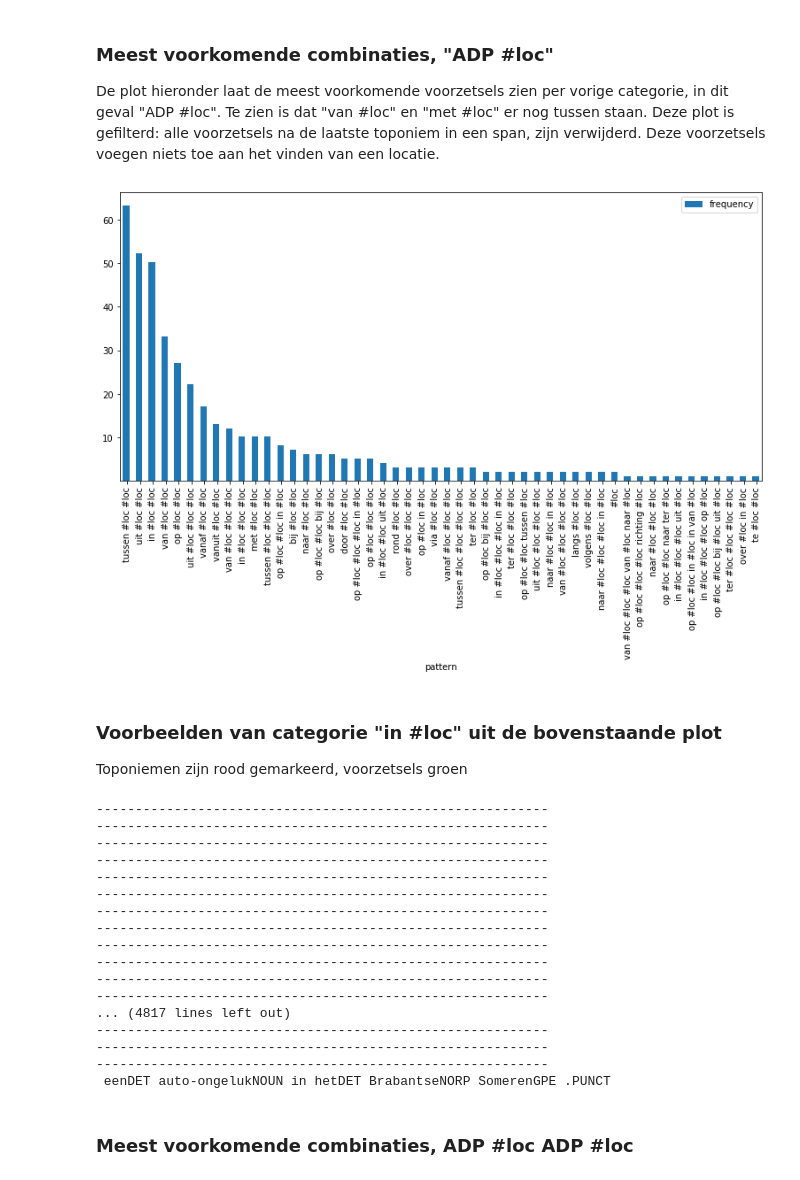
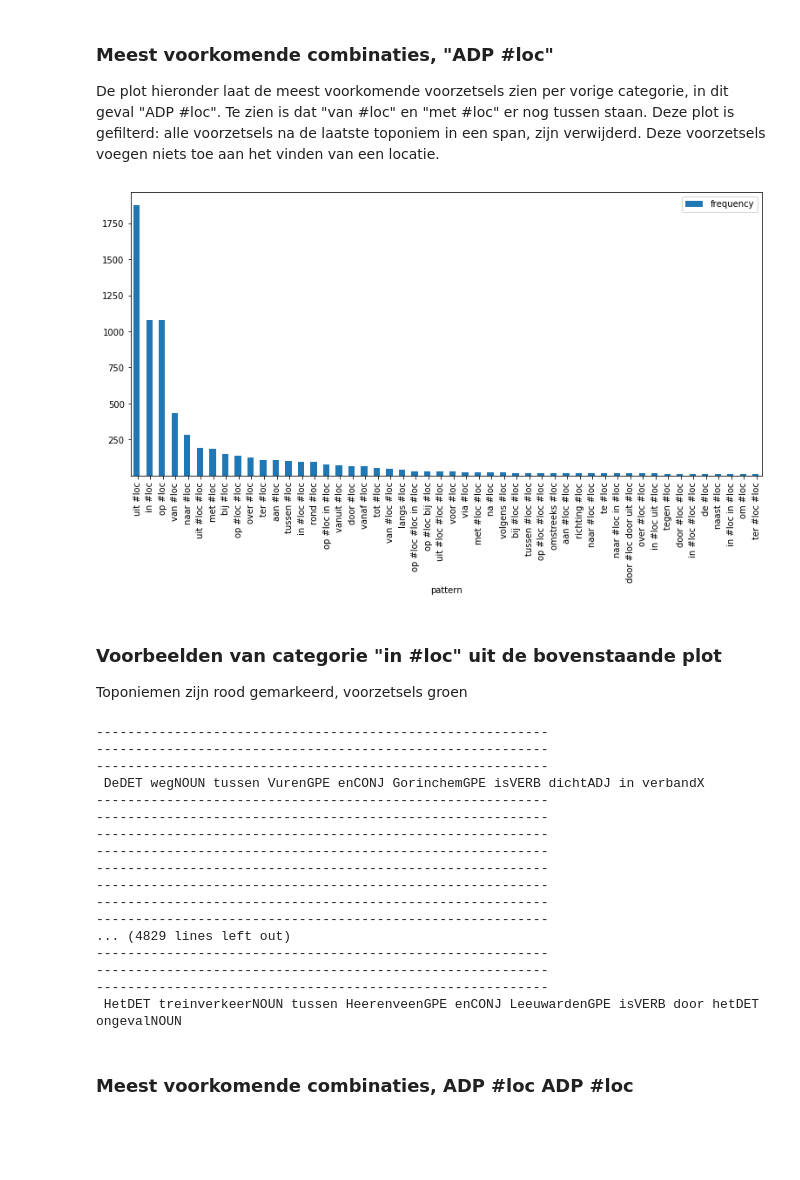
Before and after one commit to tonno123/geocoding-nlp, a Jupyter notebook: experiments/Data visualisation.ipynb, the cells around one changed output. Saved outputs shown, nothing was run; the diff lists cells and outputs as text; code cells hidden in the pictures; blank space fills up the shorter version.

```diff
--- a/experiments/Data visualisation.ipynb
+++ b/experiments/Data visualisation.ipynb
@@ -84,15 +66,19 @@ De plot hieronder laat de meest voorkomende voorzetsels zien per vorige categori
 # %%
 # import importlib
 # importlib.reload(search_p)
-span_location_ADPloc = search_p.adposition_frequencies_per_pattern("ADP #loc #loc", span_location_ADP, input_data_flitsservice_train)
+span_location_ADPloc = search_p.adposition_frequencies_per_pattern("ADP #loc", span_location_ADP, input_data_flitsservice_train)
 # %% [output]
-[figure, old version]
+[figure, new version]
 # %% [markdown]
 ### Voorbeelden van categorie "in #loc" uit de bovenstaande plot
 Toponiemen zijn rood gemarkeerd, voorzetsels groen
 # %%
-search_p.show_pattern_occurrences("in #loc #loc", span_location_ADPloc, input_data_flitsservice_train)
+search_p.show_pattern_occurrences("tussen #loc #loc", span_location_ADPloc, input_data_flitsservice_train)
 # %% [output]
+----------------------------------------------------------
+----------------------------------------------------------
+----------------------------------------------------------
+ DeDET wegNOUN tussen VurenGPE enCONJ GorinchemGPE isVERB dichtADJ in verbandX
 ----------------------------------------------------------
 ----------------------------------------------------------
 ----------------------------------------------------------
@@ -101,15 +87,11 @@ search_p.show_pattern_occurrences("in #loc #loc", span_location_ADPloc, input_da
 ----------------------------------------------------------
 ----------------------------------------------------------
 ----------------------------------------------------------
+... (4829 lines left out)
 ----------------------------------------------------------
 ----------------------------------------------------------
 ----------------------------------------------------------
-----------------------------------------------------------
-... (4817 lines left out)
-----------------------------------------------------------
-----------------------------------------------------------
-----------------------------------------------------------
- eenDET auto-ongelukNOUN in hetDET BrabantseNORP SomerenGPE .PUNCT
+ HetDET treinverkeerNOUN tussen HeerenveenGPE enCONJ LeeuwardenGPE isVERB door hetDET ongevalNOUN
 # %% [markdown]
 ### Meest voorkomende combinaties, ADP #loc ADP #loc
 # %%
```
Also changed, not shown: parts of 1 cell of this notebook, 20 other files.
